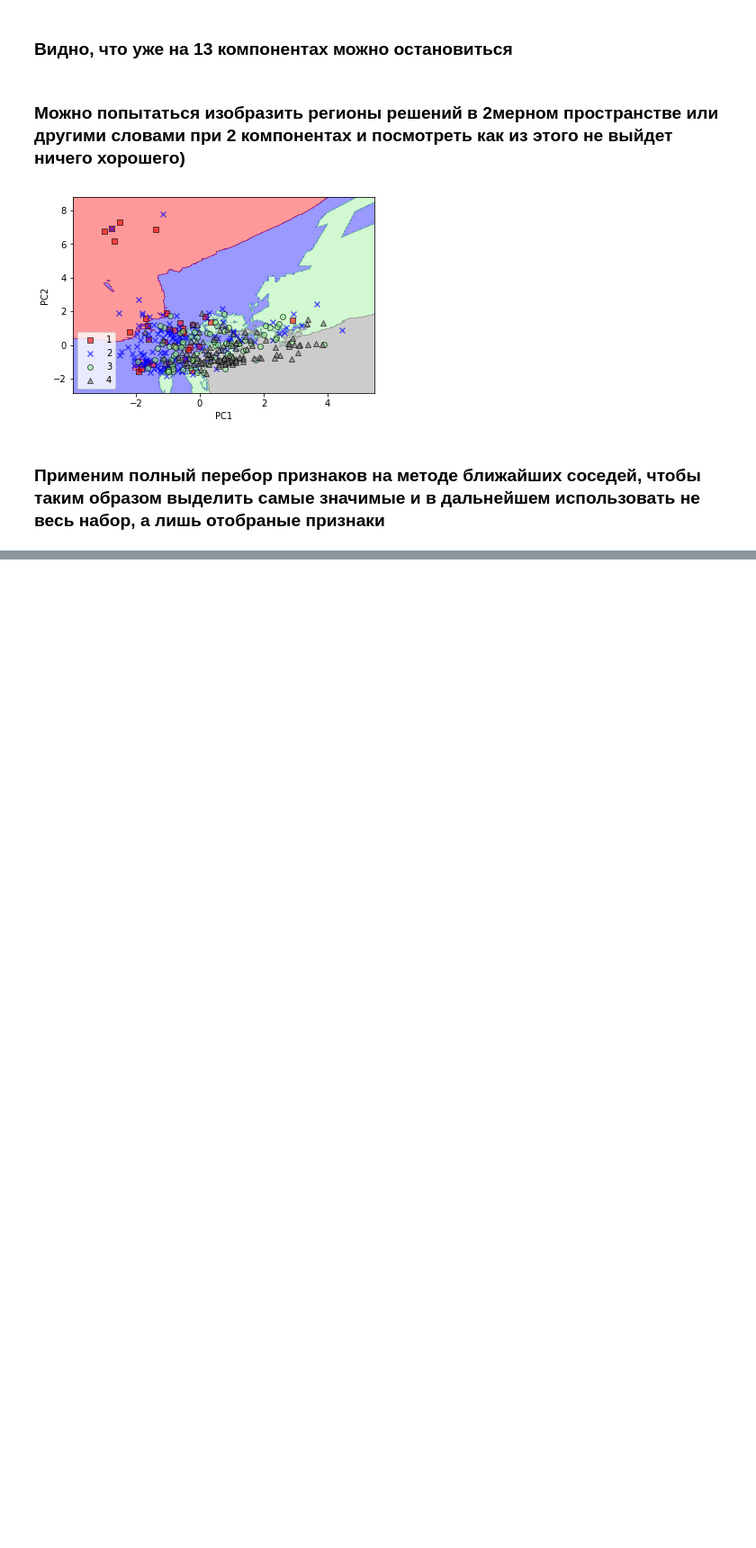
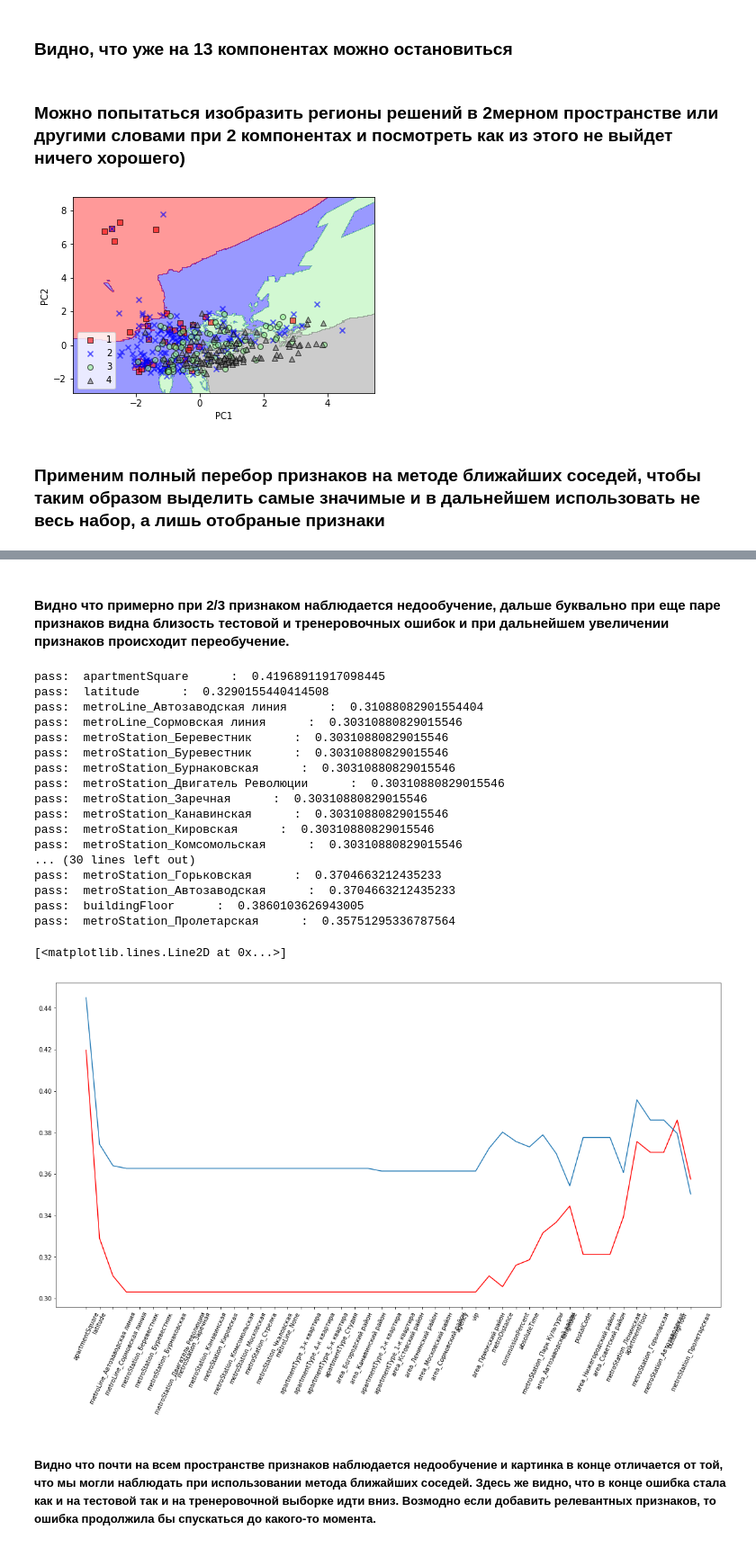
Before and after one commit to DaniilRoman/avito_data_mining, a Jupyter notebook: flats_avito.ipynb, the cells around one changed output, grey strips where cells are left out. Shown at 90% size. Saved outputs shown, nothing was run; the diff lists cells and outputs as text; code cells hidden in the pictures; blank space fills up the shorter version.

```diff
--- a/flats_avito.ipynb
+++ b/flats_avito.ipynb
@@ -1109,0 +1117,32 @@ plt.plot(c['sorted_features'], c['sorted_error'])
+# %% [markdown]
+#### Видно что примерно при 2/3 признаком наблюдается недообучение, дальше буквально при еще паре признаков видна близость тестовой и тренеровочных ошибок и при дальнейшем увеличении признаков происходит переобучение.
+# %%
+ada_boost = ensemble.AdaBoostClassifier(n_estimators = 19)
+c = calculate_best_features_by_model(ada_boost)
+
+plt.figure(figsize=(20,10))
+plt.xticks(rotation=65)
+plt.plot(c['sorted_features'], c['sorted_error'], color='r', label = 'test')
+plt.plot(c['sorted_features'], c['sorted_error_train'], label = 'train')
+# %% [output]
+pass:  apartmentSquare      :  0.41968911917098445
+pass:  latitude      :  0.3290155440414508
+pass:  metroLine_Автозаводская линия      :  0.31088082901554404
+pass:  metroLine_Сормовская линия      :  0.30310880829015546
+pass:  metroStation_Беревестник      :  0.30310880829015546
+pass:  metroStation_Буревестник      :  0.30310880829015546
+pass:  metroStation_Бурнаковская      :  0.30310880829015546
+pass:  metroStation_Двигатель Революции      :  0.30310880829015546
+pass:  metroStation_Заречная      :  0.30310880829015546
+pass:  metroStation_Канавинская      :  0.30310880829015546
+pass:  metroStation_Кировская      :  0.30310880829015546
+pass:  metroStation_Комсомольская      :  0.30310880829015546
+... (30 lines left out)
+pass:  metroStation_Горьковская      :  0.3704663212435233
+pass:  metroStation_Автозаводская      :  0.3704663212435233
+pass:  buildingFloor      :  0.3860103626943005
+pass:  metroStation_Пролетарская      :  0.35751295336787564
+[<matplotlib.lines.Line2D at 0x...>]
+[figure, added]
+# %% [markdown]
+##### Видно что почти на всем пространстве признаков наблюдается недообучение и картинка в конце отличается от той, что мы могли наблюдать при использовании метода ближайших соседей. Здесь же видно, что в конце ошибка стала как и на тестовой так и на тренеровочной выборке идти вниз. Возмодно если добавить релевантных признаков, то ошибка продолжила бы спускаться до какого-то момента.
```
Also changed, not shown: parts of 33 cells of this notebook.
